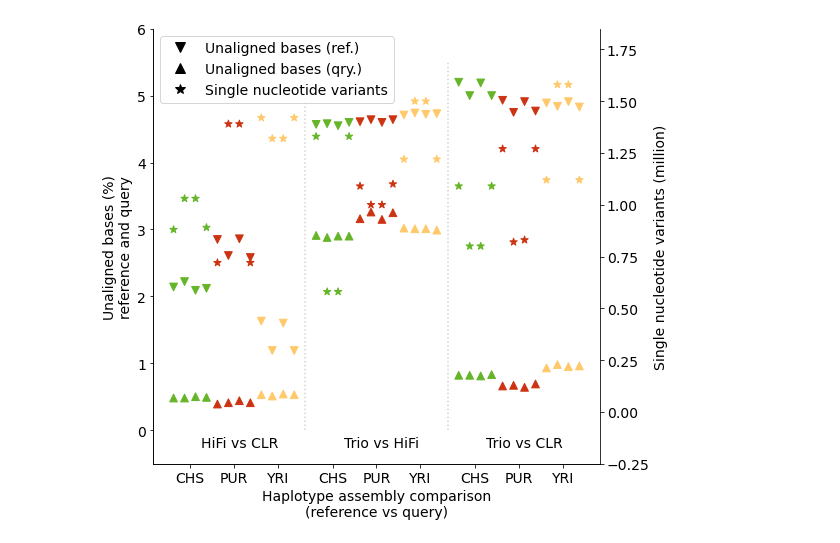
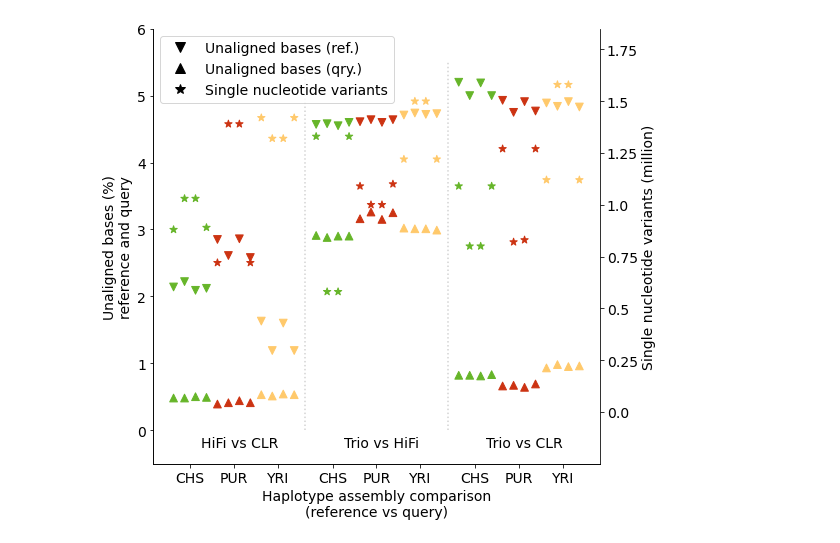
Before and after one commit to ptrebert/project-diploid-assembly, a Jupyter notebook: notebooks/dev/hgsvc_figSX_panels/plot_tech_comparison.ipynb, the cells around one changed output. Cells and saved outputs as stored; diff of their text form; code cells hidden in the pictures.

Commit message:
plot update nb low res png

```diff
--- a/notebooks/dev/hgsvc_figSX_panels/plot_tech_comparison.ipynb
+++ b/notebooks/dev/hgsvc_figSX_panels/plot_tech_comparison.ipynb
@@ -19,7 +19,7 @@ samples = plot_aux.load_sample_table()
 hexcodes, rgbcodes, popmap = plot_aux.load_population_annotation()
 prop = plot_aux.get_plot_property
 
-save_plots = False
+save_plots = True
 print_stats = False
 
 pipeline_version = 'v12'
@@ -248,6 +248,9 @@ def plot_assembly_contiguity(sample_stats):
     axis.spines['right'].set_visible(False)
     axis.set_ylim(-0.5, 6)
     y_axis_snv.set_ylim(-0.25, 1.85)
+    y_snv_ticks = np.arange(0, 2, step=0.25)
+    y_axis_snv.set_yticks(y_snv_ticks)
+    y_axis_snv.set_yticklabels(map(str, y_snv_ticks))
 
     y_axis_snv.spines['top'].set_visible(False)
 
@@ -280,33 +283,47 @@ def plot_assembly_contiguity(sample_stats):
             marker='^',
             ls='None',
             label='Unaligned bases (qry.)'
         ),
         lines.Line2D(
             [0], [0],
             color='black',
             markersize=prop('legend_marker_size'),
             marker='*',
             ls='None',
             label='Single nucleotide variants'
         )
     ]
 
     axis.legend(
         handles=custom_lines,
         loc='upper left',
         prop={'size': prop('fontsize_legend')}
     )
 
 #     if missing:
 #         plot_aux.add_incomplete_stamp(axis, 0.5, 0.85)
 
     extra_artists = []
 
     return fig, extra_artists
 
 fig, exart = plot_assembly_contiguity(df)
 
-#fig.savefig(out_path + '.png', dpi=600, bbox_inches='tight', extra_artists=exart)
-#fig.savefig(out_path + '.svg', bbox_inches='tight', extra_artists=exart)
+if save_plots:
+    fig.savefig(
+        out_path + '_lowres.png',
+        dpi=prop('dpi_low_res'),
+        bbox_inches='tight',
+        extra_artists=exart
+    )
+
+    fig.savefig(
+        out_path + '.png',
+        dpi=prop('dpi_high_res'),
+        bbox_inches='tight',
+        extra_artists=exart
+    )
+
+    fig.savefig(out_path + '.svg', bbox_inches='tight', extra_artists=exart)
 # %% [output]
-[figure, old version]
+[figure, new version]
```
Also changed, not shown: 5 other files.
